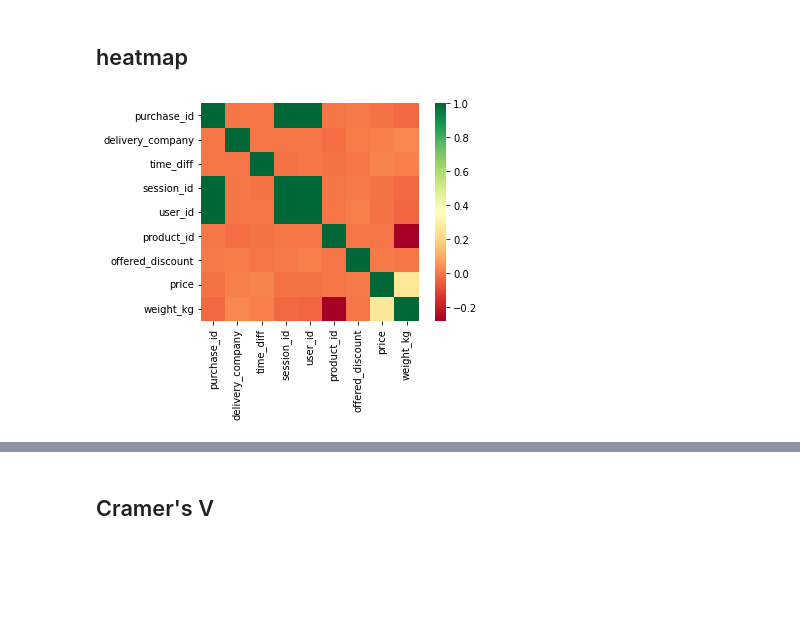
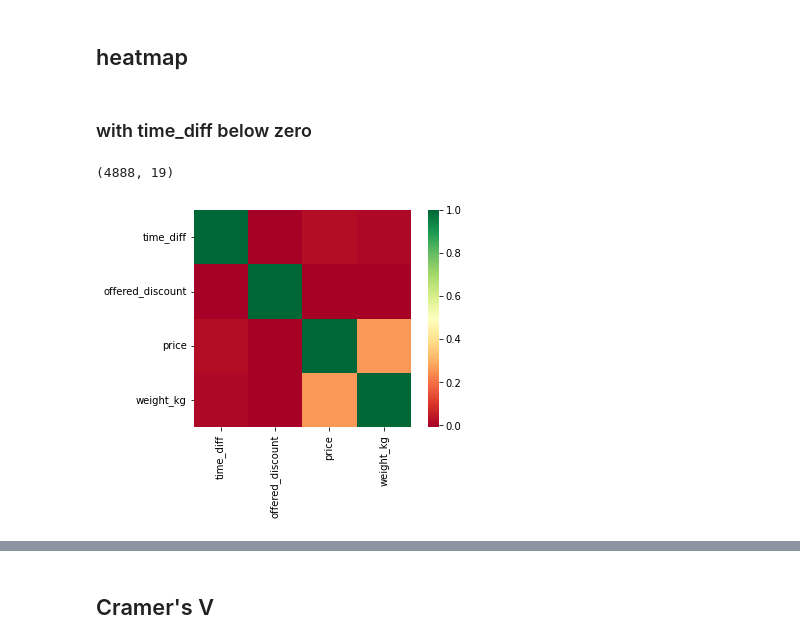
Before and after one commit to milosz-l/delivery-time, a Jupyter notebook: ETL.ipynb, the cells around one changed output, grey strips where cells are left out. Saved outputs shown, nothing was run; the diff lists cells and outputs as text; code cells hidden in the pictures; blank space fills up the shorter version.

Commit message:
heatmap only for continuous variables

```diff
--- a/ETL.ipynb
+++ b/ETL.ipynb
@@ -196,7 +196,13 @@ plot_histograms(df_without_time_diff_below_0)
 [figure]
 # %% [markdown]
 ## heatmap
+# %% [markdown]
+### with time_diff below zero
+# %%
+columns_list = ["time_diff", "offered_discount", "price", "weight_kg"]
 # %%
-ax = sns.heatmap(df.corr(), square=True, cmap='RdYlGn')
+print(df.shape)
+ax = sns.heatmap(df[columns_list].corr(), square=True, cmap='RdYlGn')
 # %% [output]
+(4888, 19)
-[figure, old version]
+[figure, new version]
```
Also changed, not shown: parts of 2 cells of this notebook.
